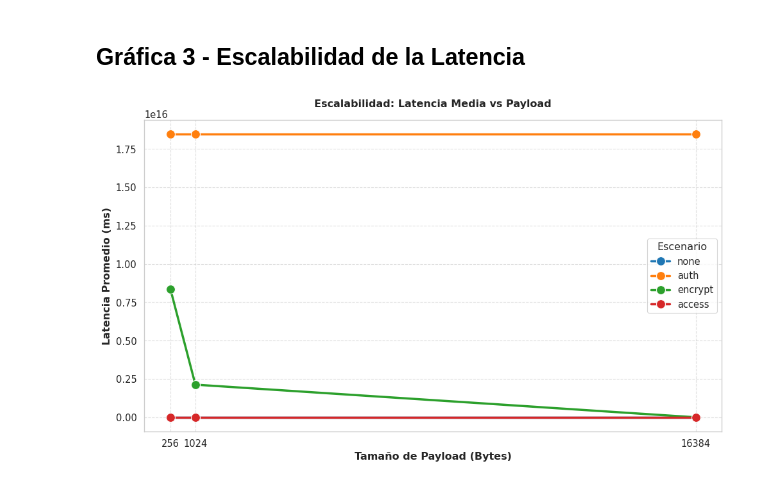
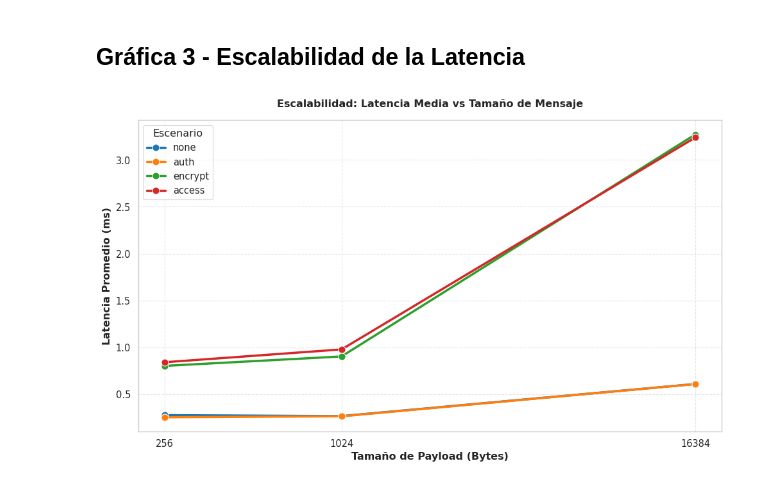
Before and after one commit to Juaneslot01/DDS-Security-Lab, a Jupyter notebook: results.ipynb, the cells around one changed output. Saved outputs shown, nothing was run; the diff lists cells and outputs as text; code cells hidden in the pictures.

```diff
--- a/results.ipynb
+++ b/results.ipynb
@@ -175,20 +190,26 @@ plt.show()
 # %% [markdown]
 ## Gráfica 3 - Escalabilidad de la Latencia
 # %%
+import matplotlib.pyplot as plt
+import seaborn as sns
+
 plt.figure(figsize=(10, 6))
 
-sns.lineplot(data=stats_lat, x='Payload', y='Media', hue='Escenario',
-             marker='o', markersize=10, linewidth=2.5, palette='tab10')
+ax = sns.lineplot(data=df_lat, x='Payload', y='Latency_ms', hue='Escenario',
+                  palette='tab10', marker='o', markersize=8, linewidth=2.5)
 
-plt.title('Escalabilidad: Latencia Media vs Payload', pad=15, fontweight='bold')
+plt.title('Escalabilidad: Latencia Media vs Tamaño de Mensaje', pad=15, fontweight='bold')
 plt.xlabel('Tamaño de Payload (Bytes)', fontweight='bold')
 plt.ylabel('Latencia Promedio (ms)', fontweight='bold')
-plt.xticks([256, 1024, 16384]) # Forzar las marcas en el eje X
 
-plt.grid(True, which="both", ls="--", alpha=0.6)
+plt.xscale('log', base=2)
+plt.xticks([256, 1024, 16384], ['256', '1024', '16384'])
+
+plt.grid(True, linestyle='--', alpha=0.5)
 plt.legend(title='Escenario')
+
 plt.tight_layout()
-plt.savefig('grafica_escalabilidad_lineas.png')
+plt.savefig('grafica_escalabilidad.png', dpi=300)
 plt.show()
 # %% [output]
-[figure, old version]
+[figure, new version]
```
Also changed, not shown: parts of 4 cells of this notebook, 5 other files.
